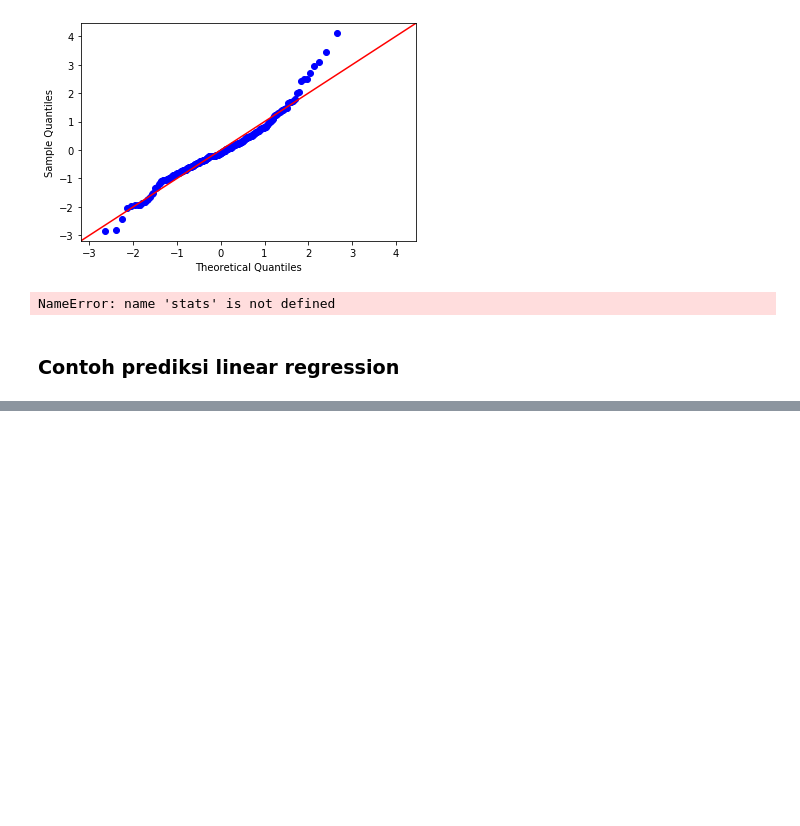
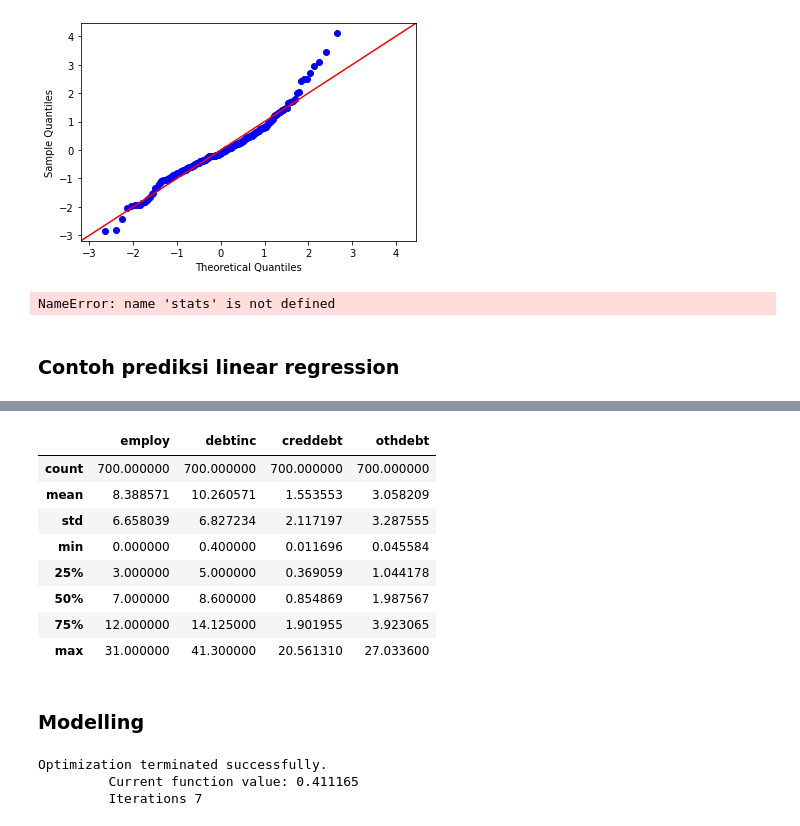
Before and after one commit to Damianus04/data-science-purwadhika, a Jupyter notebook: Modul_3_Machine_Learning_Working_Files/20210210 - Linear - Regression - exercise.ipynb, the cells around one changed output, grey strips where cells are left out. Cells and saved outputs as stored; diff of their text form; code cells hidden in the pictures; blank space fills up the shorter version.

Commit message:
logit exercise

```diff
--- a/Modul_3_Machine_Learning_Working_Files/20210210 - Linear - Regression - exercise.ipynb
+++ b/Modul_3_Machine_Learning_Working_Files/20210210 - Linear - Regression - exercise.ipynb
@@ -277,0 +296,14 @@ from sklearn.metrics import r2_score, mean_squared_error
+# %%
+X.describe()
+# %% [output]
+|  | employ | debtinc | creddebt | othdebt |
+| count | 700.000000 | 700.000000 | 700.000000 | 700.000000 |
+| mean | 8.388571 | 10.260571 | 1.553553 | 3.058209 |
+| std | 6.658039 | 6.827234 | 2.117197 | 3.287555 |
+| min | 0.000000 | 0.400000 | 0.011696 | 0.045584 |
+| 25% | 3.000000 | 5.000000 | 0.369059 | 1.044178 |
+| 50% | 7.000000 | 8.600000 | 0.854869 | 1.987567 |
+| 75% | 12.000000 | 14.125000 | 1.901955 | 3.923065 |
+| max | 31.000000 | 41.300000 | 20.561310 | 27.033600 |
+# %% [markdown]
+### Modelling
@@ -277,0 +312,7 @@ from sklearn.metrics import r2_score, mean_squared_error
+# %%
+sm_logit = sm.Logit(y, sm.add_constant(X))
+result = sm_logit.fit()
+# %% [output]
+Optimization terminated successfully.
+         Current function value: 0.411165
+         Iterations 7
```
Also changed, not shown: parts of 23 cells of this notebook, 12 other files.
